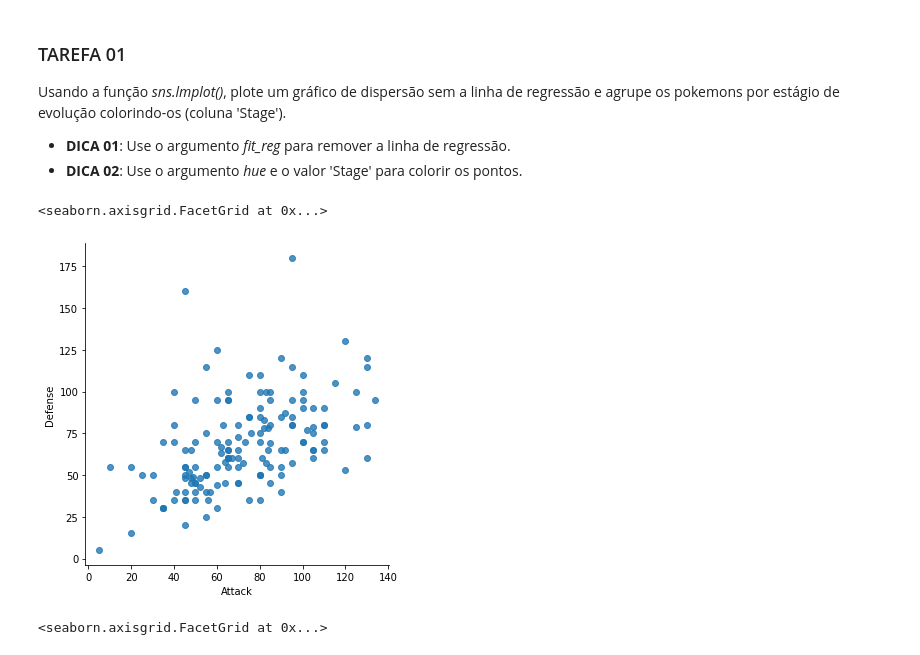
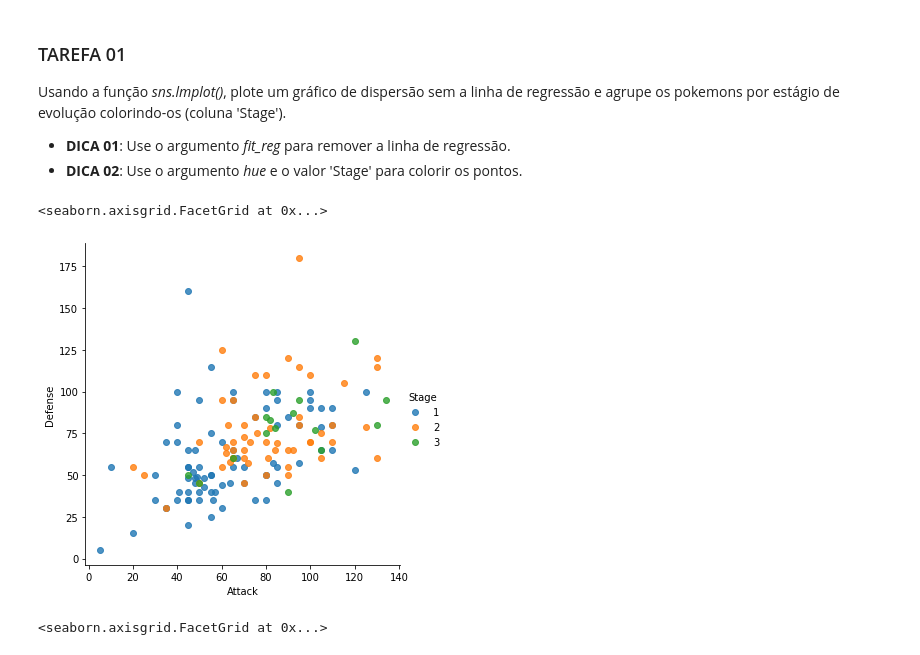
Before and after one commit to robsonbfreitas/visualizacao_exploratoria_exercicios, a Jupyter notebook: 02-exercicios-seaborn/visualizacao_com_seaborn.ipynb, the cells around one changed output. Saved outputs shown, nothing was run; the diff lists cells and outputs as text; code cells hidden in the pictures.

```diff
--- a/02-exercicios-seaborn/visualizacao_com_seaborn.ipynb
+++ b/02-exercicios-seaborn/visualizacao_com_seaborn.ipynb
@@ -105,10 +105,10 @@ Usando a função *sns.lmplot()*, plote um gráfico de dispersão sem a linha de
 - **DICA 01**: Use o argumento *fit_reg* para remover a linha de regressão.
 - **DICA 02**: Use o argumento *hue* e o valor 'Stage' para colorir os pontos.
 # %%
-sns.lmplot(x='Attack', y='Defense', data=df, fit_reg=False)
+sns.lmplot(x='Attack', y='Defense', data=df, fit_reg=False, hue='Stage')
 # %% [output]
 <seaborn.axisgrid.FacetGrid at 0x...>
-[figure, old version]
+[figure, new version]
 # %%
 # Resultado esperado (não modifique esta célula)
 # %% [output]
```
